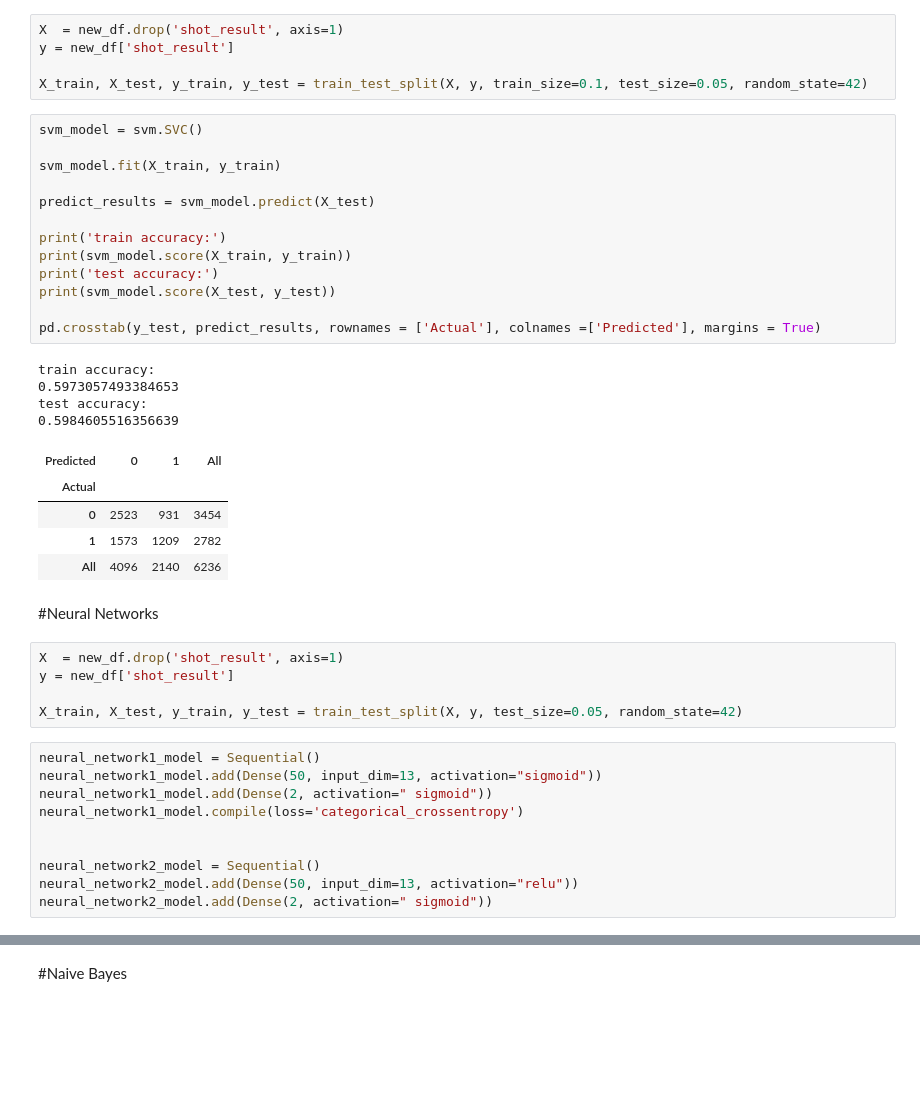
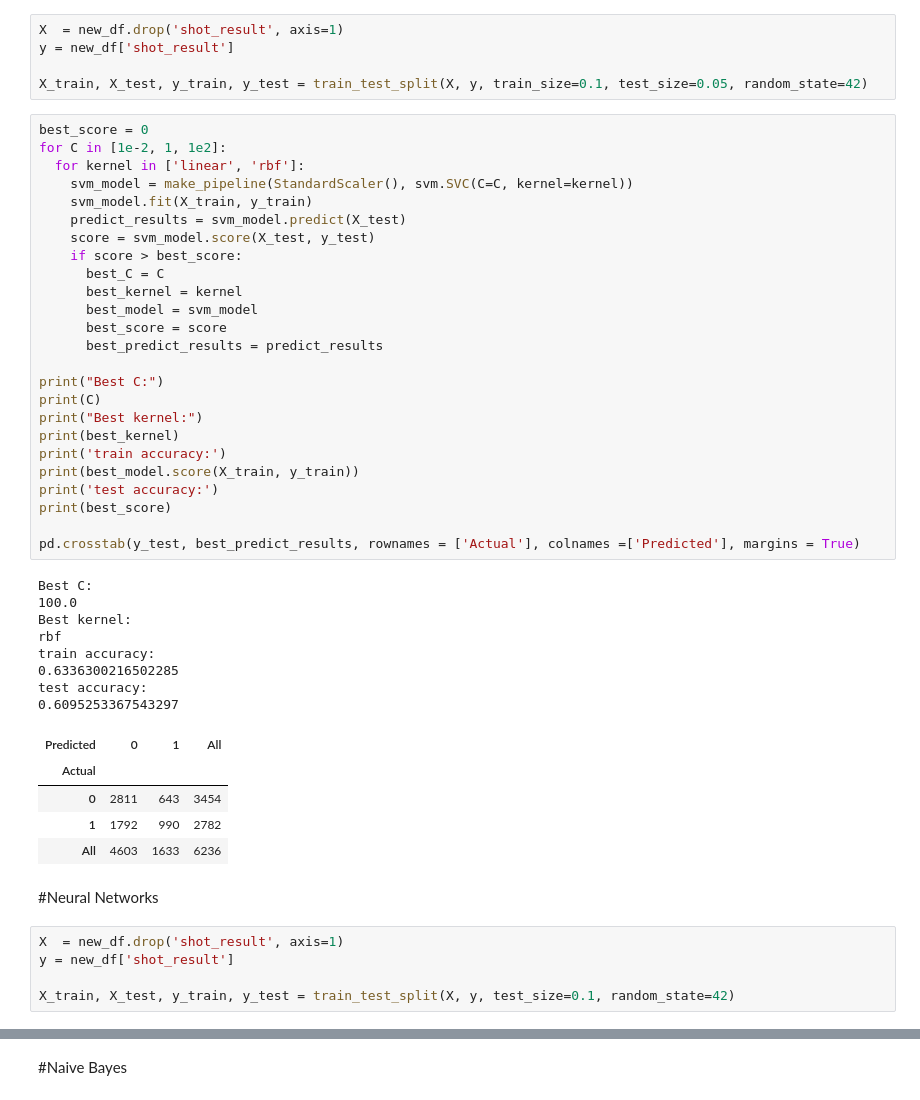
Before and after one commit to pdragojevic/Predicting-NBA-Shots, a Jupyter notebook: predicting_nba_shots.ipynb, the cells around one changed output, grey strips where cells are left out. Saved outputs shown, nothing was run; the diff lists cells and outputs as text; blank space fills up the shorter version.

```diff
--- a/predicting_nba_shots.ipynb
+++ b/predicting_nba_shots.ipynb
@@ -331,42 +340,48 @@ y = new_df['shot_result']
 
 X_train, X_test, y_train, y_test = train_test_split(X, y, train_size=0.1, test_size=0.05, random_state=42)
 # %%
-svm_model = svm.SVC()
+best_score = 0
+for C in [1e-2, 1, 1e2]:
+  for kernel in ['linear', 'rbf']:
+    svm_model = make_pipeline(StandardScaler(), svm.SVC(C=C, kernel=kernel))
+    svm_model.fit(X_train, y_train)
+    predict_results = svm_model.predict(X_test)
+    score = svm_model.score(X_test, y_test)
+    if score > best_score:
+      best_C = C
+      best_kernel = kernel
+      best_model = svm_model
+      best_score = score
+      best_predict_results = predict_results
 
-svm_model.fit(X_train, y_train)
+print("Best C:")
+print(C)
+print("Best kernel:")
+print(best_kernel)
+print('train accuracy:')
+print(best_model.score(X_train, y_train))
+print('test accuracy:')
+print(best_score)
 
-predict_results = svm_model.predict(X_test)
-
-print('train accuracy:')
-print(svm_model.score(X_train, y_train))
-print('test accuracy:')
-print(svm_model.score(X_test, y_test))
-
-pd.crosstab(y_test, predict_results, rownames = ['Actual'], colnames =['Predicted'], margins = True)
+pd.crosstab(y_test, best_predict_results, rownames = ['Actual'], colnames =['Predicted'], margins = True)
 # %% [output]
+Best C:
+100.0
+Best kernel:
+rbf
 train accuracy:
-0.5973057493384653
+0.6336300216502285
 test accuracy:
-0.5984605516356639
+0.6095253367543297
 | Predicted | 0 | 1 | All |
 | Actual |  |  |  |
-| 0 | 2523 | 931 | 3454 |
-| 1 | 1573 | 1209 | 2782 |
-| All | 4096 | 2140 | 6236 |
+| 0 | 2811 | 643 | 3454 |
+| 1 | 1792 | 990 | 2782 |
+| All | 4603 | 1633 | 6236 |
 # %% [markdown]
 #Neural Networks
 # %%
 X  = new_df.drop('shot_result', axis=1)
 y = new_df['shot_result']
 
-X_train, X_test, y_train, y_test = train_test_split(X, y, test_size=0.05, random_state=42)
+X_train, X_test, y_train, y_test = train_test_split(X, y, test_size=0.1, random_state=42)
-# %%
-neural_network1_model = Sequential()
-neural_network1_model.add(Dense(50, input_dim=13, activation="sigmoid"))
-neural_network1_model.add(Dense(2, activation=" sigmoid"))
-neural_network1_model.compile(loss='categorical_crossentropy')
-
-
-neural_network2_model = Sequential()
-neural_network2_model.add(Dense(50, input_dim=13, activation="relu"))
-neural_network2_model.add(Dense(2, activation=" sigmoid"))
```
Also changed, not shown: parts of 8 cells of this notebook.
